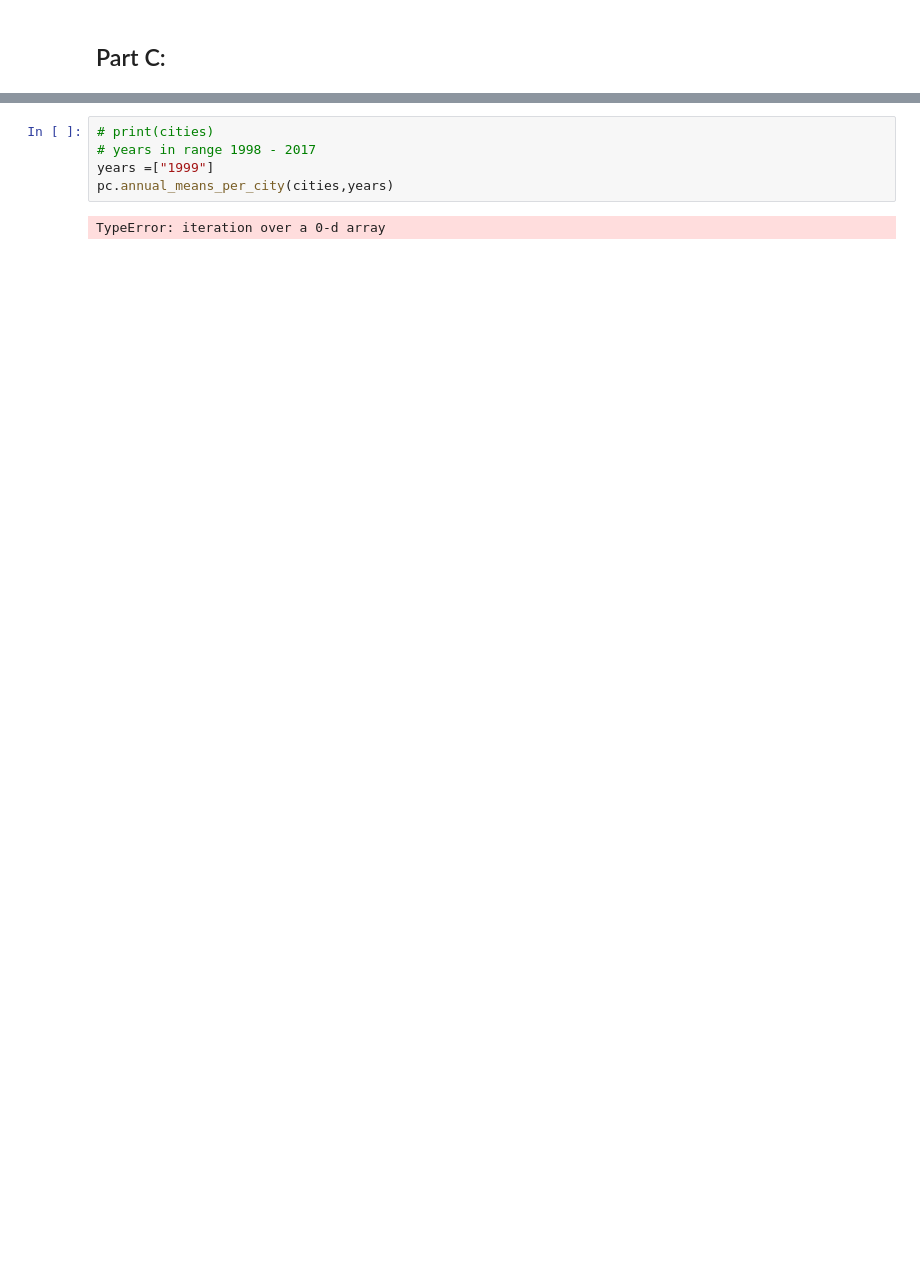
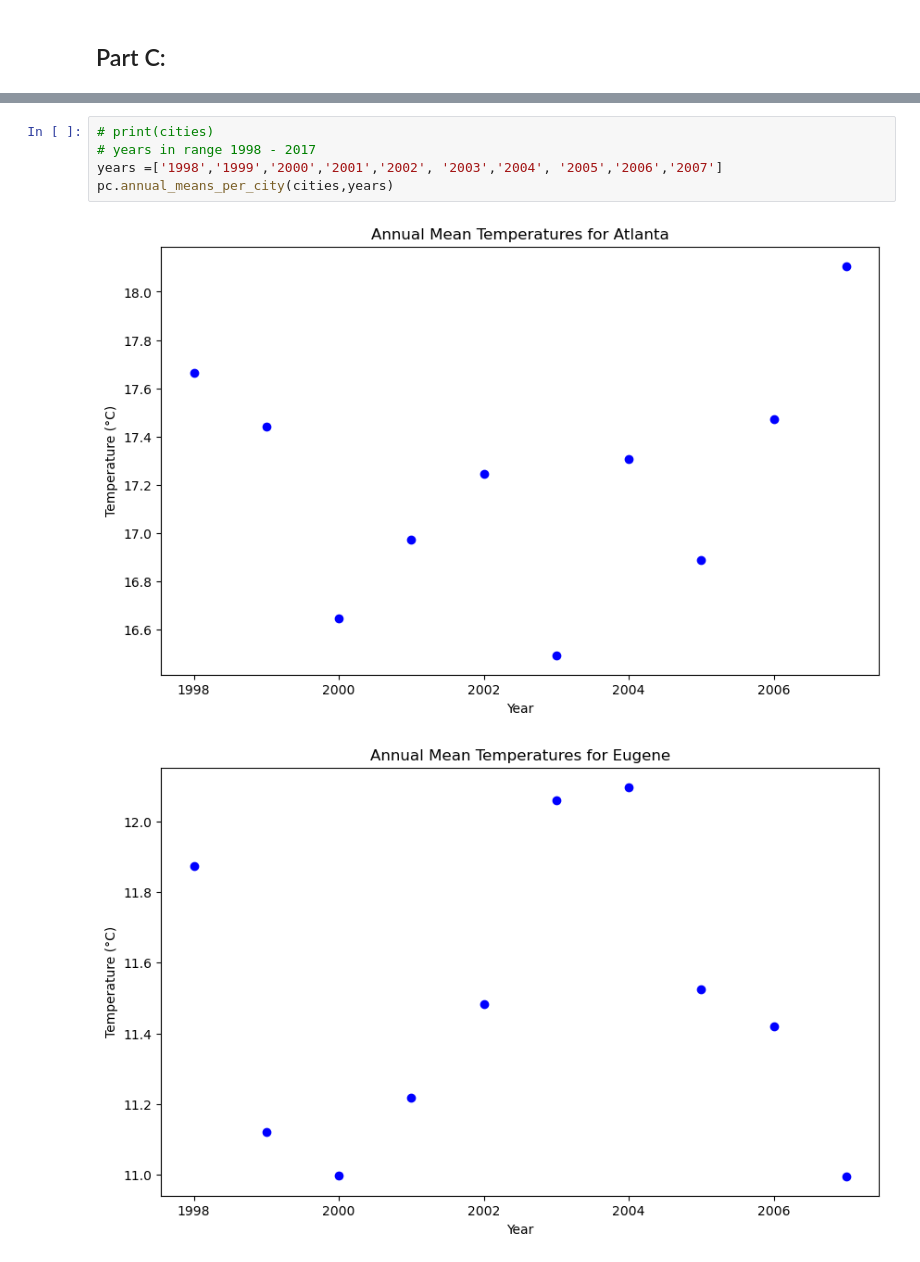
Before and after one commit to carloscaeduardo/Assignment4ML, a Jupyter notebook: A4starter/Assignment.ipynb, the cells around one changed output, grey strips where cells are left out. Drawn from its saved outputs; the diff is of its cells as text; blank space fills up the shorter version.

```diff
--- a/A4starter/Assignment.ipynb
+++ b/A4starter/Assignment.ipynb
@@ -60,7 +71,8 @@ SyntaxError: unmatched ')' (PartC.py, line 43)
 # %%
 # print(cities)
 # years in range 1998 - 2017
-years =["1999"]
+years =['1998','1999','2000','2001','2002', '2003','2004', '2005','2006','2007']
 pc.annual_means_per_city(cities,years)
 # %% [output]
-TypeError: iteration over a 0-d array
+[figure, added]
+[figure, added]
```
Also changed, not shown: parts of 6 cells of this notebook, 10 other files.
